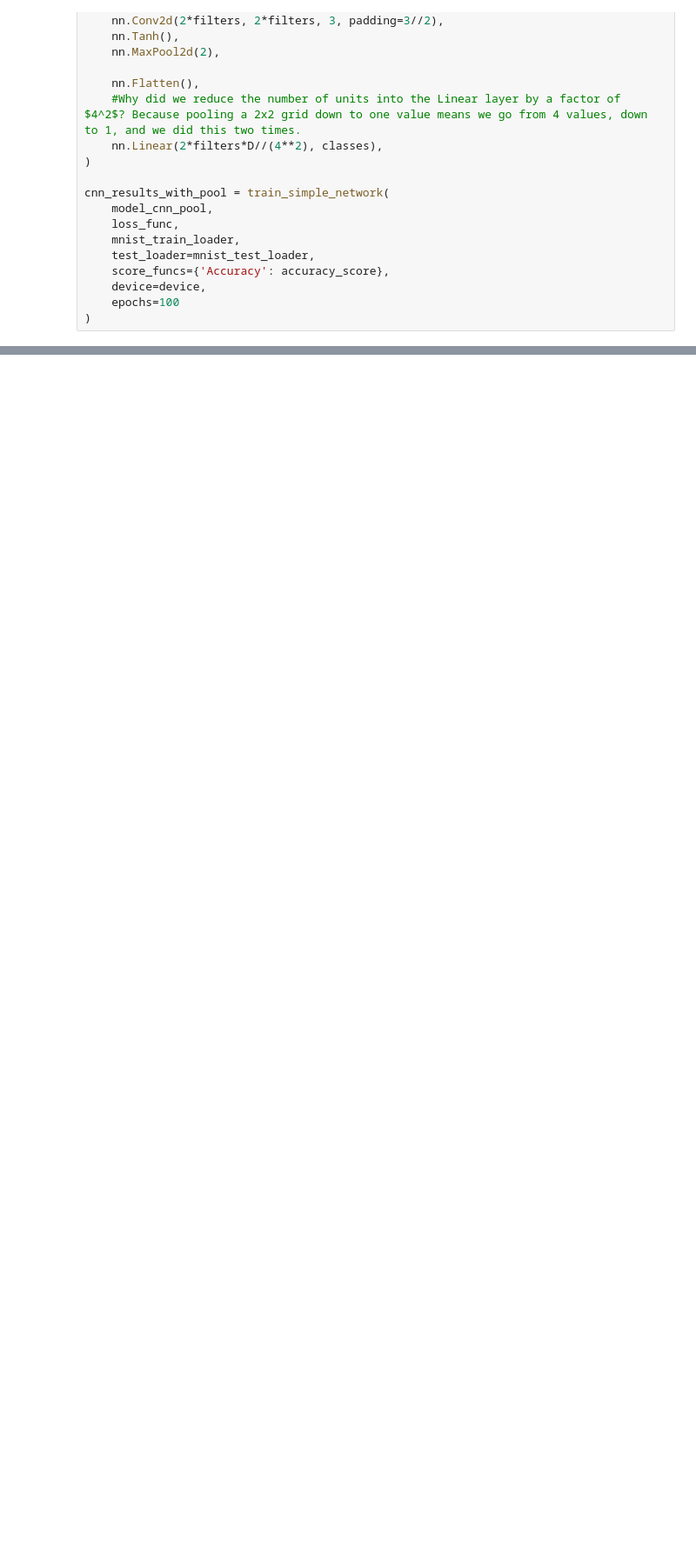
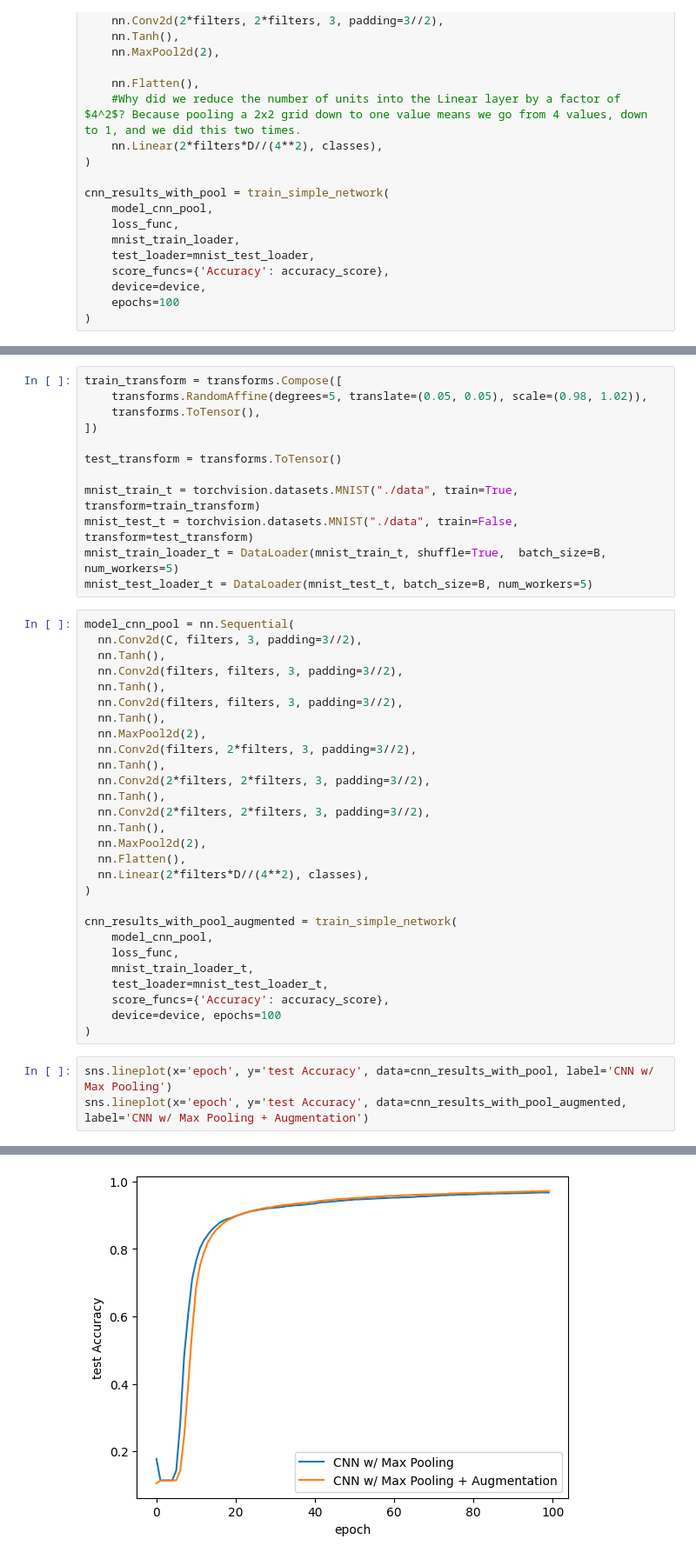
Before and after one commit to fabiogomez11c/hundred_concepts, a Jupyter notebook: convolutions/convolutional_nn.ipynb, the cells around one changed output, grey strips where cells are left out. Shown at 87% size. Drawn from its saved outputs; the diff is of its cells as text; blank space fills up the shorter version.

```diff
--- a/convolutions/convolutional_nn.ipynb
+++ b/convolutions/convolutional_nn.ipynb
@@ -438,0 +460,44 @@ sns.lineplot(x='epoch', y='test Accuracy', data=cnn_results_with_pool, label='CN
+# %%
+train_transform = transforms.Compose([
+    transforms.RandomAffine(degrees=5, translate=(0.05, 0.05), scale=(0.98, 1.02)),
+    transforms.ToTensor(),
+])
+
+test_transform = transforms.ToTensor()
+
+mnist_train_t = torchvision.datasets.MNIST("./data", train=True, transform=train_transform)
+mnist_test_t = torchvision.datasets.MNIST("./data", train=False, transform=test_transform)
+mnist_train_loader_t = DataLoader(mnist_train_t, shuffle=True,  batch_size=B, num_workers=5)
+mnist_test_loader_t = DataLoader(mnist_test_t, batch_size=B, num_workers=5)
+# %%
+model_cnn_pool = nn.Sequential(
+  nn.Conv2d(C, filters, 3, padding=3//2),
+  nn.Tanh(),
+  nn.Conv2d(filters, filters, 3, padding=3//2),
+  nn.Tanh(),
+  nn.Conv2d(filters, filters, 3, padding=3//2),
+  nn.Tanh(),
+  nn.MaxPool2d(2),
+  nn.Conv2d(filters, 2*filters, 3, padding=3//2),
+  nn.Tanh(),
+  nn.Conv2d(2*filters, 2*filters, 3, padding=3//2),
+  nn.Tanh(),
+  nn.Conv2d(2*filters, 2*filters, 3, padding=3//2),
+  nn.Tanh(),
+  nn.MaxPool2d(2),
+  nn.Flatten(),
+  nn.Linear(2*filters*D//(4**2), classes),
+)
+
+cnn_results_with_pool_augmented = train_simple_network(
+    model_cnn_pool,
+    loss_func,
+    mnist_train_loader_t,
+    test_loader=mnist_test_loader_t,
+    score_funcs={'Accuracy': accuracy_score},
+    device=device, epochs=100
+)
+# %%
+sns.lineplot(x='epoch', y='test Accuracy', data=cnn_results_with_pool, label='CNN w/ Max Pooling')
+sns.lineplot(x='epoch', y='test Accuracy', data=cnn_results_with_pool_augmented, label='CNN w/ Max Pooling + Augmentation')
+# %% [output]
@@ -438,0 +505 @@ sns.lineplot(x='epoch', y='test Accuracy', data=cnn_results_with_pool, label='CN
+[figure, added]
```
Also changed, not shown: parts of 8 cells of this notebook.
